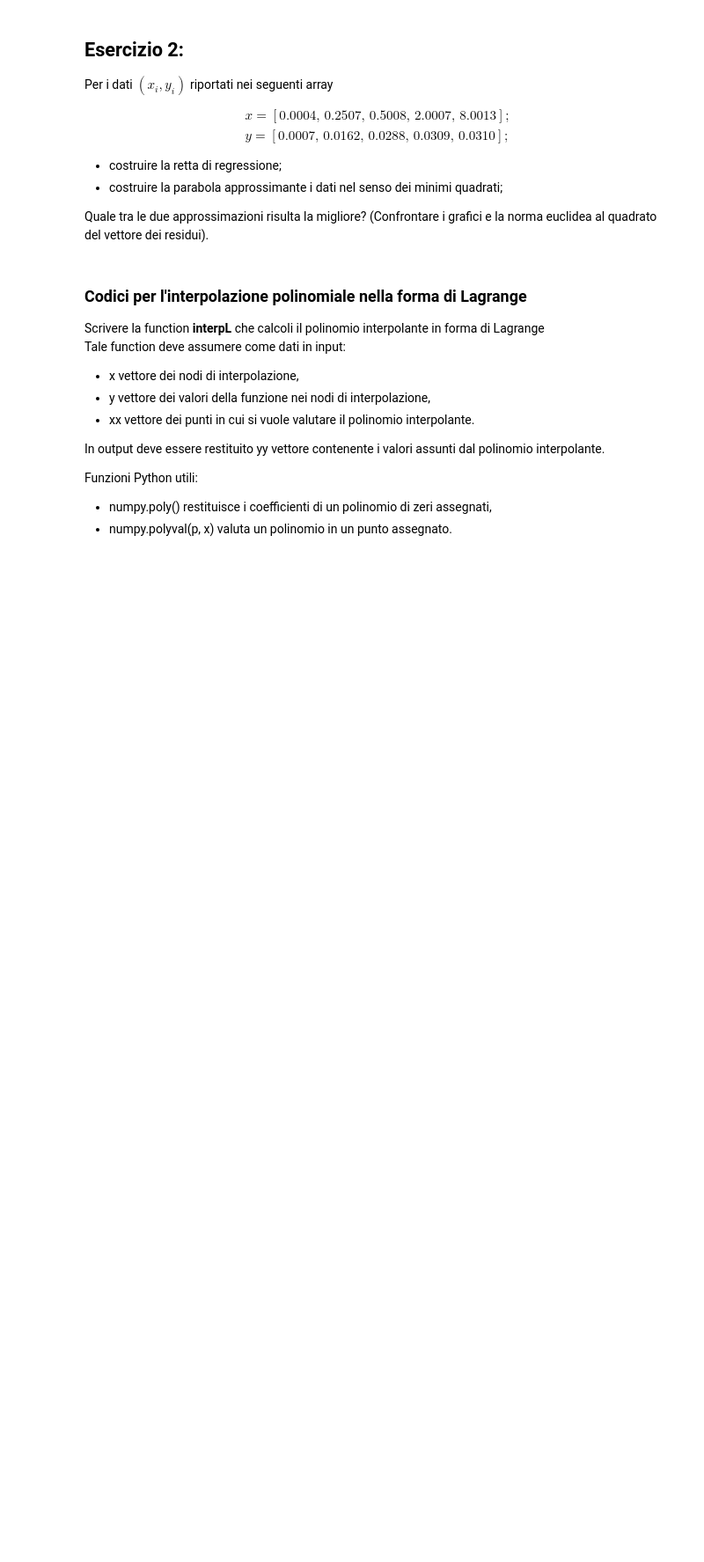
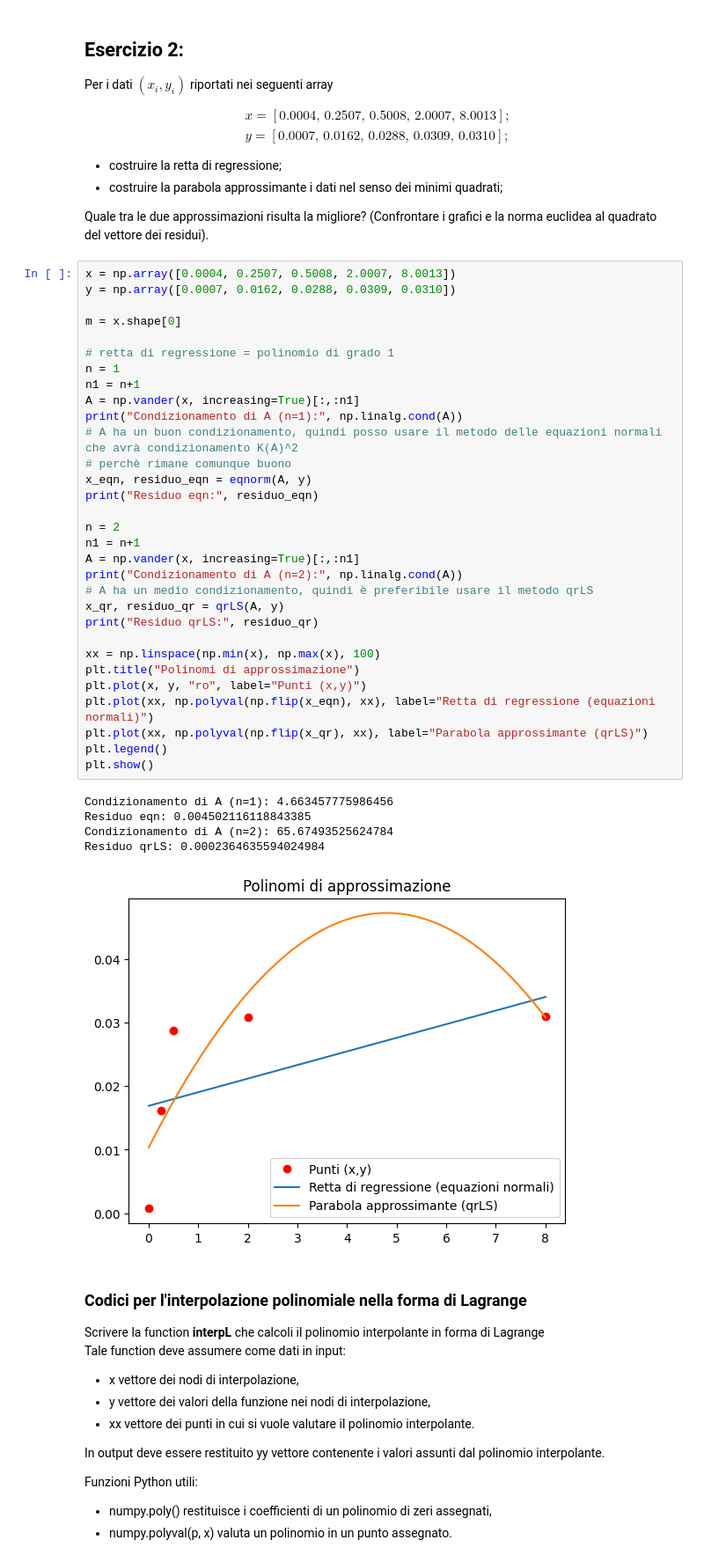
Before and after one commit to lspita/unibo-metodi-numerici-ia, a Jupyter notebook: lab12/ESercitazione_12.ipynb, the cells around one changed output. Shown: that part at 88% size. Drawn from its saved outputs; the diff is of its cells as text; blank space fills up the shorter version.

```diff
--- a/lab12/ESercitazione_12.ipynb
+++ b/lab12/ESercitazione_12.ipynb
@@ -128,6 +124,43 @@ $$
 - costruire la parabola approssimante i dati nel senso dei minimi quadrati;
 
 Quale tra le due approssimazioni risulta la migliore? (Confrontare i grafici e la norma euclidea al quadrato del vettore dei residui).
+# %%
+x = np.array([0.0004, 0.2507, 0.5008, 2.0007, 8.0013])
+y = np.array([0.0007, 0.0162, 0.0288, 0.0309, 0.0310])
+
+m = x.shape[0]
+
+# retta di regressione = polinomio di grado 1
+n = 1
+n1 = n+1
+A = np.vander(x, increasing=True)[:,:n1]
+print("Condizionamento di A (n=1):", np.linalg.cond(A))
+# A ha un buon condizionamento, quindi posso usare il metodo delle equazioni normali che avrà condizionamento K(A)^2
+# perchè rimane comunque buono
+x_eqn, residuo_eqn = eqnorm(A, y)
+print("Residuo eqn:", residuo_eqn)
+
+n = 2
+n1 = n+1
+A = np.vander(x, increasing=True)[:,:n1]
+print("Condizionamento di A (n=2):", np.linalg.cond(A))
+# A ha un medio condizionamento, quindi è preferibile usare il metodo qrLS
+x_qr, residuo_qr = qrLS(A, y)
+print("Residuo qrLS:", residuo_qr)
+
+xx = np.linspace(np.min(x), np.max(x), 100)
+plt.title("Polinomi di approssimazione")
+plt.plot(x, y, "ro", label="Punti (x,y)")
+plt.plot(xx, np.polyval(np.flip(x_eqn), xx), label="Retta di regressione (equazioni normali)")
+plt.plot(xx, np.polyval(np.flip(x_qr), xx), label="Parabola approssimante (qrLS)")
+plt.legend()
+plt.show()
+# %% [output]
+Condizionamento di A (n=1): 4.663457775986456
+Residuo eqn: 0.004502116118843385
+Condizionamento di A (n=2): 65.67493525624784
+Residuo qrLS: 0.0002364635594024984
+[figure, added]
 # %% [markdown]
 ### Codici per l'interpolazione polinomiale nella forma di Lagrange
 
```
Also changed, not shown: parts of 10 cells of this notebook.
